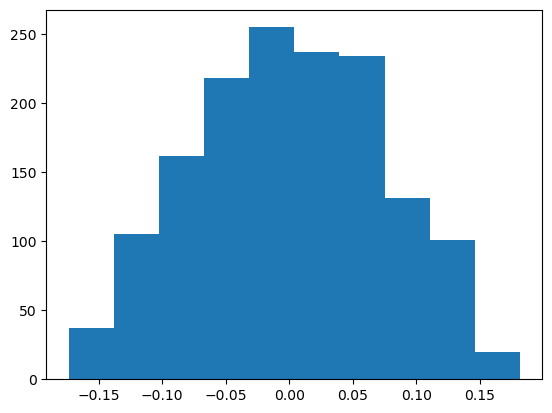
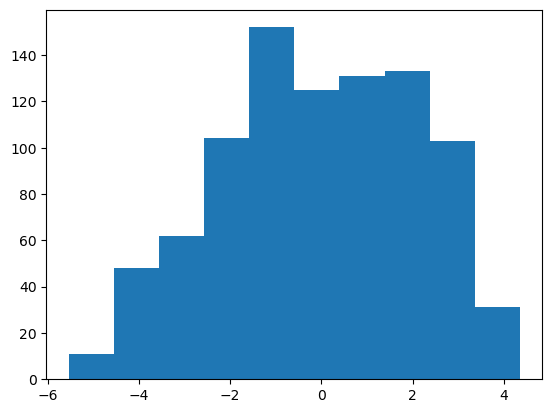
The change to this notebook cell's code, shown as a diff; its figure went from the first image to the second:
--- before
+++ after
@@ -1 +1 @@
-plt.hist(out[3][0][0].flatten())
+plt.hist((out[0] + out[1][:, None]).flatten())

Commit: fix randomness handling in simulatio functions